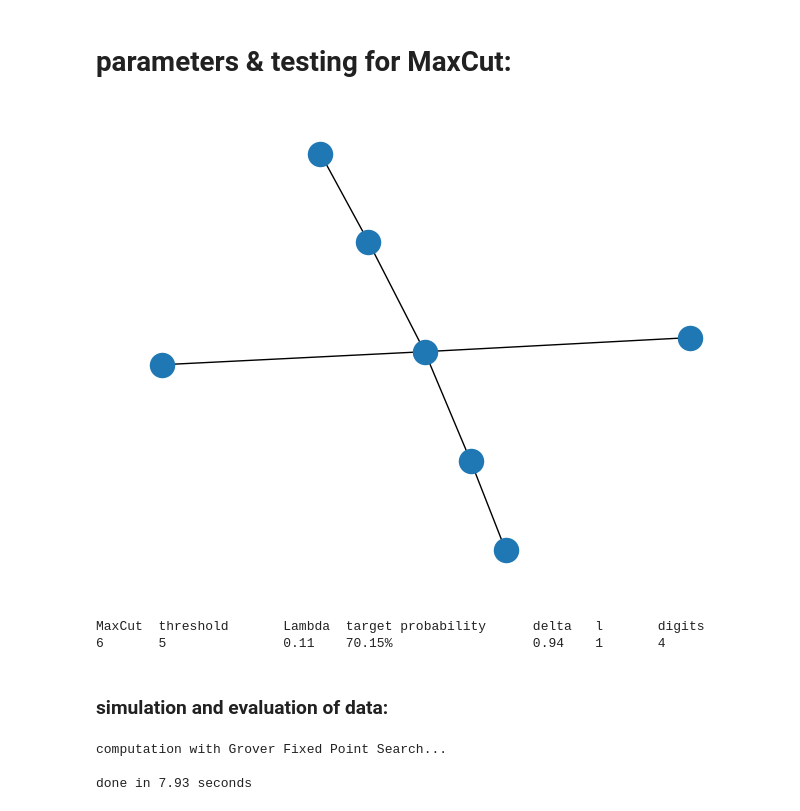
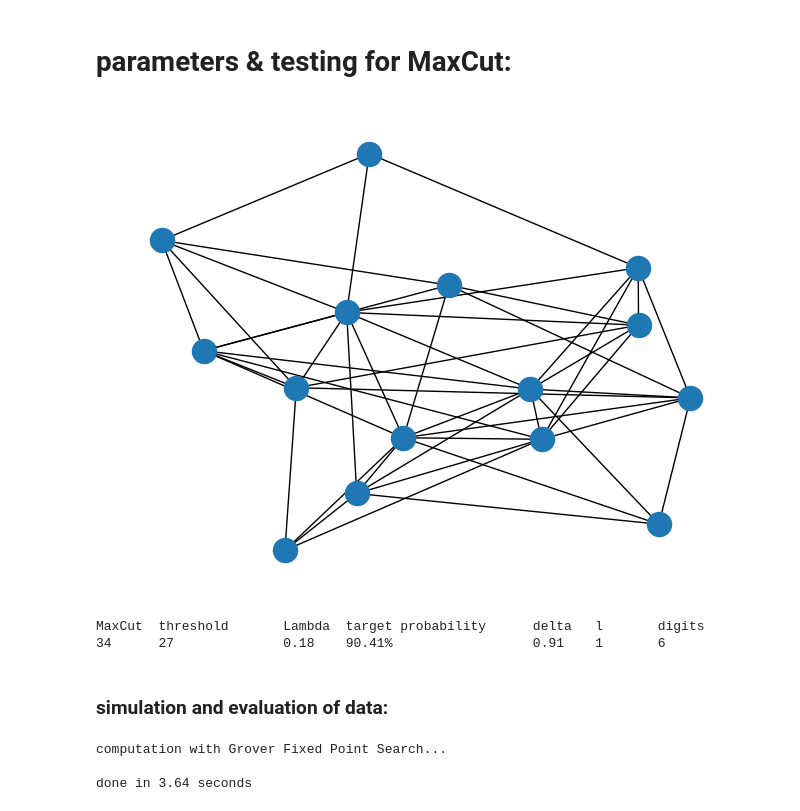
Before and after one commit to akos-nagy/FPGAS_for_QUBO, a Jupyter notebook: code/Grover_FPS_for_QUBO.ipynb, the cells around one changed output. Drawn from its saved outputs; the diff is of its cells as text; code cells hidden in the pictures.

```diff
--- a/code/Grover_FPS_for_QUBO.ipynb
+++ b/code/Grover_FPS_for_QUBO.ipynb
@@ -293,13 +414,15 @@ def GroverFPSForQUBO(QuadraticForm: list[list[int]], digits: int, threshold: int
 # %% [markdown]
 # parameters & testing for MaxCut:
+# %%
+# random, connected graph
+NumberOfVertices, EdgeProbability = 15, 5e-1
+Graph = nx.erdos_renyi_graph(NumberOfVertices, EdgeProbability)
+while not nx.is_connected(Graph):
+    Graph = nx.erdos_renyi_graph(NumberOfVertices, EdgeProbability)
+nx.draw(Graph, with_labels=False)
+# %% [output]
+[figure, added]
 # %%
-# random, connected graph
-NumberOfVertices, EdgeProbability = 7, 5e-1
-Graph = nx.erdos_renyi_graph(NumberOfVertices, EdgeProbability)
-while not nx.is_connected(Graph):
-    Graph = nx.erdos_renyi_graph(NumberOfVertices, EdgeProbability)
-nx.draw(Graph, with_labels=False)
-
 GraphLaplacian = nx.laplacian_matrix(Graph).toarray()
 NumberOfEdges = np.trace(GraphLaplacian) // 2
 threshold = int(np.ceil((2 * NumberOfEdges + NumberOfVertices - 1)/4))
@@ -321,27 +444,26 @@ MaxCut = max(cuts)
 
 # cut statistics
 RandomChance, Lambda, m, sigma = np.array([np.sum(np.where(cuts == cut, 1, 0)) for cut in range(MaxCut + 1)]) * np.exp2(1 - NumberOfVertices), np.sum(np.where(cuts >= threshold, 1, 0)) * np.exp2(1 - NumberOfVertices), NumberOfEdges / 2, np.std(cuts)
-# %% [output]
-[figure, removed]
 # %%
 l = 1
-delta = GroverParameterOptimizerForComplexity(l, Lambda, 12)
+delta = GroverParameterOptimizerForComplexity(l, Lambda, 10)
 TargetProbability = GroverProbability(delta, Lambda)
 
 print(f"MaxCut\tthreshold\tLambda\ttarget probability\tdelta\tl\tdigits\n{MaxCut}\t{threshold}\t\t{np.round(Lambda, 2)}\t{TargetProbability:.2%}\t\t\t{np.round(delta, 2)}\t{l}\t{digits}\n")
 # %% [output]
 MaxCut  threshold       Lambda  target probability      delta   l       digits
-6       5               0.11    70.15%                  0.94    1       4
+34      27              0.18    90.41%                  0.91    1       6
 # %% [markdown]
 ### simulation and evaluation of data:
 # %%
 noise = True
-#noise = False
+noise = False
 
 print(f"\ncomputation with Grover Fixed Point Search...\n")
 StartTime = timer()
 
-QC = GroverFPSForQUBO(QuadraticForm, digits, threshold, delta, Lambda)
+#QC = GroverFPSForQUBO(QuadraticForm, digits, threshold, delta, Lambda)
+QC = ReducedGroverFPSForQUBO(QuadraticForm, digits, threshold, delta, Lambda)
 
 if noise:
     QC.save_density_matrix(qubits=QC.qubits[:-QC.num_ancillas],
@@ -357,7 +479,7 @@ else:
     simulator = AerSimulator(method="statevector")
     QC = transpile(circuits=QC,
                    backend=simulator,
-                   basis_gates=["h", "rx", "ry", "rz", "cx", "save_statevector"],
+                   basis_gates=["u", "cx", "save_statevector"],
                    optimization_level=3)
     psi = Statevector(execute(QC, simulator).result().get_statevector())
 
@@ -366,7 +488,7 @@ print(f"done in {np.round(EndTime - StartTime, 2)} seconds\n")
 # %% [output]
 computation with Grover Fixed Point Search...
 
-done in 7.93 seconds
+done in 3.64 seconds
 # %%
 probabilities = psi.probabilities(np.arange(QC.num_qubits - QC.num_ancillas))
 distribution, success = np.array([np.sum(np.where(cuts == cut, probabilities, 0)) for cut in range(MaxCut + 1)]), np.sum(np.where(cuts >= threshold, probabilities, 0))
```
Also changed, not shown: parts of 19 cells of this notebook, 8 other files.
